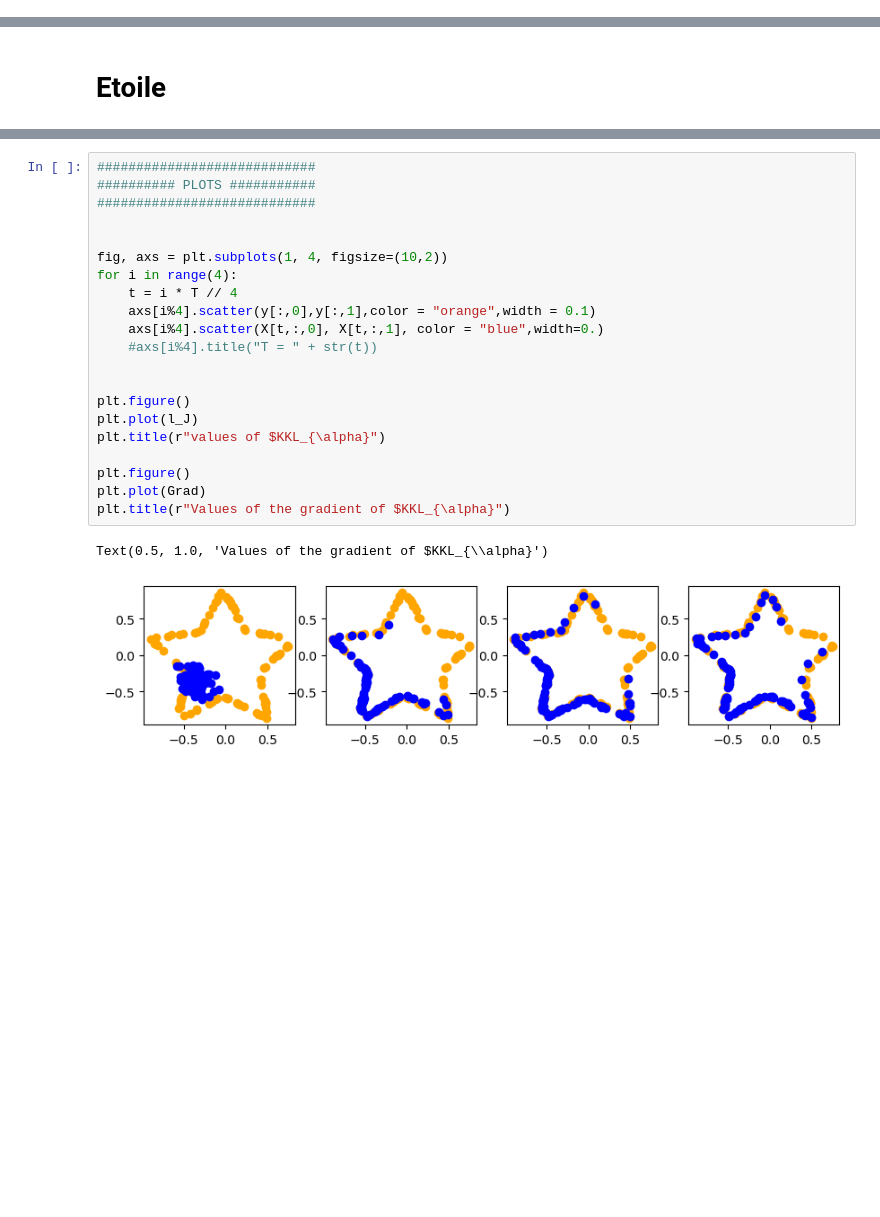
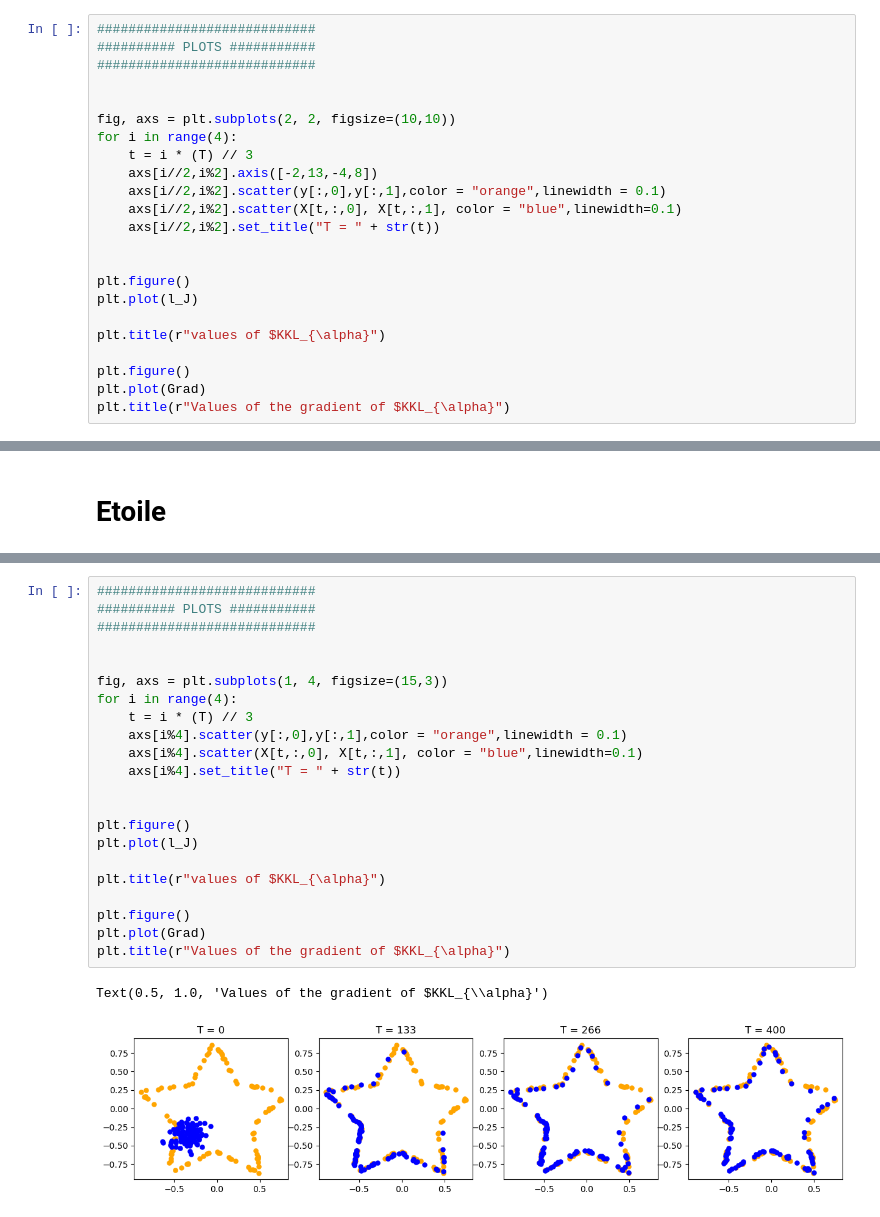
Before and after one commit to cclementine25/KKL-divergence-gradient-flows, a Jupyter notebook: Regularized/kkl_gd_original_shapes.ipynb, the cells around one changed output, grey strips where cells are left out. Cells and saved outputs as stored; diff of their text form; blank space fills up the shorter version.

```diff
--- a/Regularized/kkl_gd_original_shapes.ipynb
+++ b/Regularized/kkl_gd_original_shapes.ipynb
@@ -35,0 +91,23 @@ dJ = lambda x : dv.WGrad_KKL(x, y, k, dk, Packy, alpha, sigma)
+# %%
+############################
+########## PLOTS ###########
+############################
+
+
+fig, axs = plt.subplots(2, 2, figsize=(10,10))
+for i in range(4):
+    t = i * (T) // 3
+    axs[i//2,i%2].axis([-2,13,-4,8])
+    axs[i//2,i%2].scatter(y[:,0],y[:,1],color = "orange",linewidth = 0.1)
+    axs[i//2,i%2].scatter(X[t,:,0], X[t,:,1], color = "blue",linewidth=0.1)
+    axs[i//2,i%2].set_title("T = " + str(t))
+
+
+plt.figure()
+plt.plot(l_J)
+
+plt.title(r"values of $KKL_{\alpha}")
+
+plt.figure()
+plt.plot(Grad)
+plt.title(r"Values of the gradient of $KKL_{\alpha}")
@@ -61,24 +162,25 @@ print(time.time()-t0)
 # %%
 ############################
 ########## PLOTS ###########
 ############################
 
 
-fig, axs = plt.subplots(1, 4, figsize=(10,2))
+fig, axs = plt.subplots(1, 4, figsize=(15,3))
 for i in range(4):
-    t = i * T // 4
-    axs[i%4].scatter(y[:,0],y[:,1],color = "orange",width = 0.1)
-    axs[i%4].scatter(X[t,:,0], X[t,:,1], color = "blue",width=0.)
-    #axs[i%4].title("T = " + str(t))
+    t = i * (T) // 3
+    axs[i%4].scatter(y[:,0],y[:,1],color = "orange",linewidth = 0.1)
+    axs[i%4].scatter(X[t,:,0], X[t,:,1], color = "blue",linewidth=0.1)
+    axs[i%4].set_title("T = " + str(t))
 
 
 plt.figure()
 plt.plot(l_J)
+
 plt.title(r"values of $KKL_{\alpha}")
 
 plt.figure()
 plt.plot(Grad)
 plt.title(r"Values of the gradient of $KKL_{\alpha}")
 # %% [output]
 Text(0.5, 1.0, 'Values of the gradient of $KKL_{\\alpha}')
-[figure, old version]
+[figure, new version]
```
Also changed, not shown: parts of 15 cells of this notebook, 2 other files.
